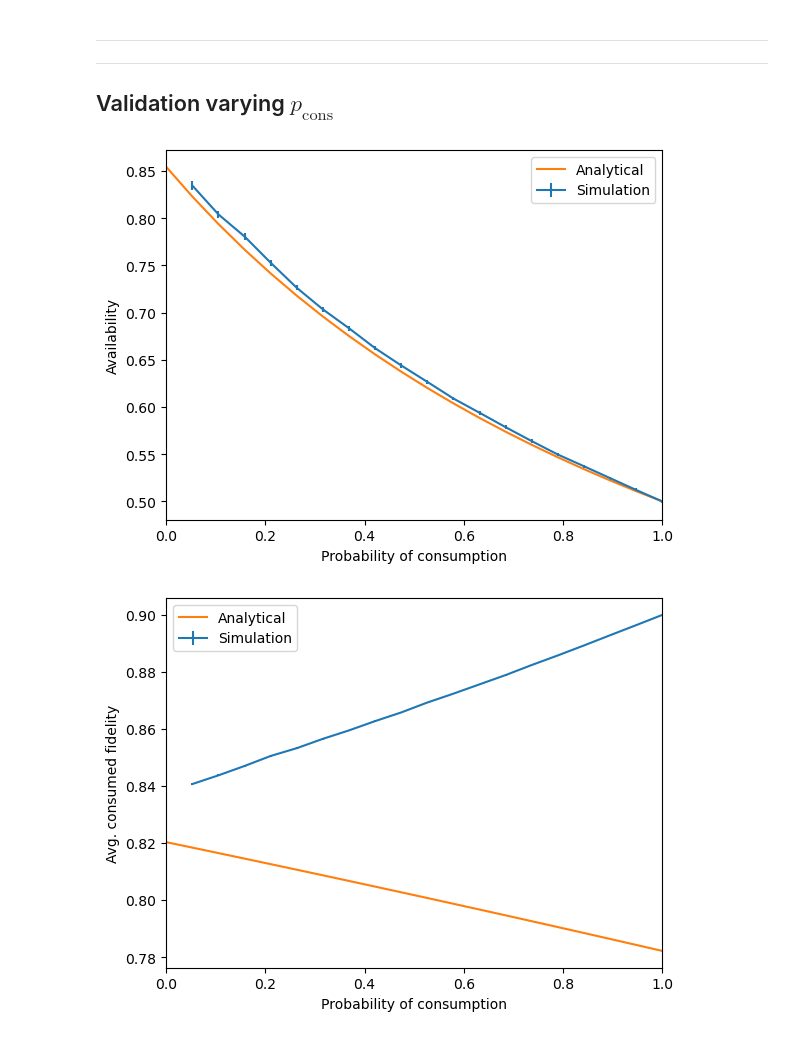
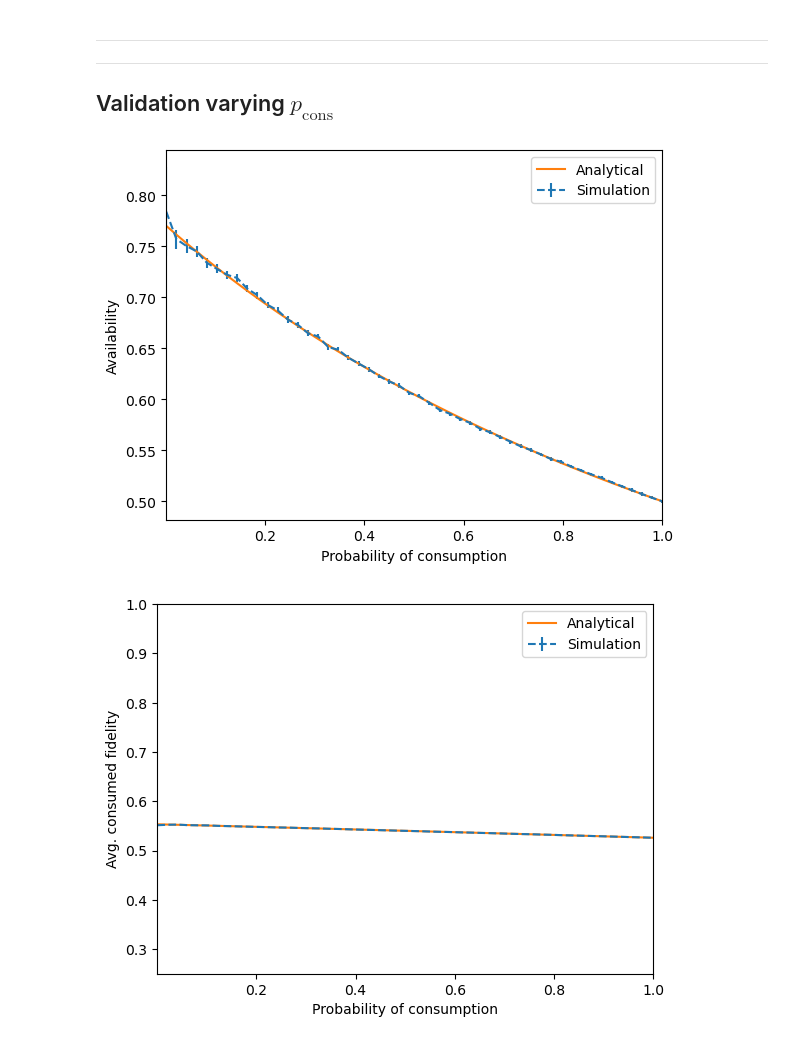
Before and after one commit to AlvaroGI/buffering-1GnB, a Jupyter notebook: VALIDATION-DEJMPS.ipynb, the cells around one changed output. Cells and saved outputs as stored; diff of their text form; code cells hidden in the pictures.

Commit message:
validated analytics for identity and DEJMPS

```diff
--- a/VALIDATION-DEJMPS.ipynb
+++ b/VALIDATION-DEJMPS.ipynb
@@ -22,7 +24,6 @@ rho_new = np.diag([F_new, (1-F_new)/3, (1-F_new)/3, (1-F_new)/3])
 
 # PURIF
 q_purif = 1
-purif_policy = main.policy_identity
 pur_after_swap = False
 
 # NOISE
@@ -116,19 +117,18 @@ n = 2
 
 # GEN
 p_gen = 1
-F_new = 0.9
+F_new = 1
 rho_new = np.diag([F_new, (1-F_new)/3, (1-F_new)/3, (1-F_new)/3])
 
 # PURIF
 q_purif = 1
-purif_policy = main.policy_DEJMPS
 pur_after_swap = False
 
 # NOISE
-Gamma = 1/5
+Gamma = 1
 
 # CONS
-p_cons_vec = np.linspace(0,1,20)
+p_cons_vec = np.linspace(0.001,1,50)
 
 # Numerical
 t_end = int(1e5)
@@ -173,7 +173,7 @@ ylabel = r'Availability'
 
 
 fig, ax = plt.subplots()
-plt.errorbar(x, y, yerr=yerr, label=r'Simulation')
+plt.errorbar(x, y, yerr=yerr, linestyle='--', label=r'Simulation')
 plt.plot(x_theory, y_theory, label=r'Analytical')
 
 plt.xlim([x[0], x[-1]])
@@ -183,29 +183,30 @@ plt.legend()
 
 plt.show()
 # %% [output]
-[figure, old version]
+[figure, new version]
 # %%
 #------------------------------------
 # Plot
 #------------------------------------
 x = p_cons_vec
 y = Fcons_avg_vec
 yerr = Fcons_stderr_vec
 x_theory = p_cons_vec
 y_theory = Fcons_theory_vec
 xlabel = r'Probability of consumption'
 ylabel = r'Avg. consumed fidelity'
 
 
 fig, ax = plt.subplots()
-plt.errorbar(x, y, yerr=yerr, label=r'Simulation')
+plt.errorbar(x, y, yerr=yerr, linestyle='--', label=r'Simulation')
 plt.plot(x_theory, y_theory, label=r'Analytical')
 
 plt.xlim([x[0], x[-1]])
+plt.ylim([0.25,1])
 plt.ylabel(ylabel)
 plt.xlabel(xlabel)
 plt.legend()
 
 plt.show()
 # %% [output]
-[figure, old version]
+[figure, new version]
```
Also changed, not shown: parts of 11 cells of this notebook, 1 other file.
